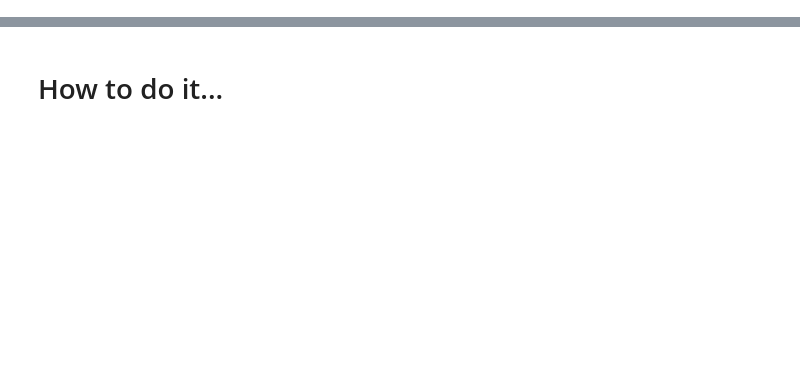
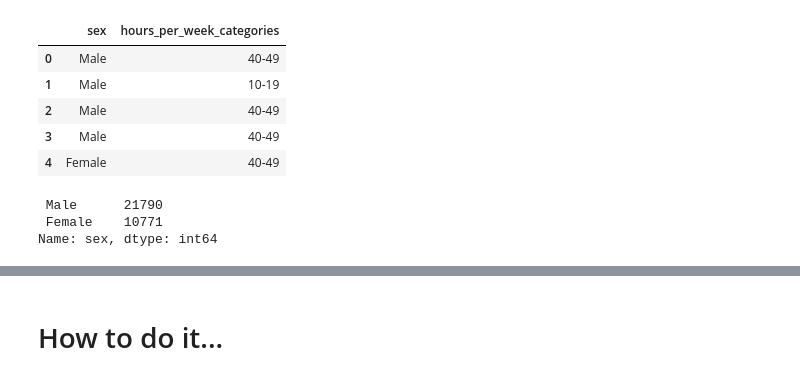
Before and after one commit to atlas-github/20190731StarMediaGroup, a Jupyter notebook: 3B_Estimating_the_correlation_between_two_variables_with_a_contingency_table_and_a_chi_squared_test.ipynb, the cells around one changed output, grey strips where cells are left out. Cells and saved outputs as stored; diff of their text form; code cells hidden in the pictures; blank space fills up the shorter version.

```diff
--- a/3B_Estimating_the_correlation_between_two_variables_with_a_contingency_table_and_a_chi_squared_test.ipynb
+++ b/3B_Estimating_the_correlation_between_two_variables_with_a_contingency_table_and_a_chi_squared_test.ipynb
@@ -13,0 +49,17 @@ In this recipe, we will take a look at the same tennis dataset as in the first r
+# %%
+data = process_hours(data)
+workhour_by_sex = data[['sex', 'hours_per_week_categories']]
+workhour_by_sex.head()
+# %% [output]
+|  | sex | hours_per_week_categories |
+| 0 | Male | 40-49 |
+| 1 | Male | 10-19 |
+| 2 | Male | 40-49 |
+| 3 | Male | 40-49 |
+| 4 | Female | 40-49 |
+# %%
+workhour_by_sex['sex'].value_counts()
+# %% [output]
+ Male      21790
+ Female    10771
+Name: sex, dtype: int64
```
Also changed, not shown: parts of 57 cells of this notebook.
